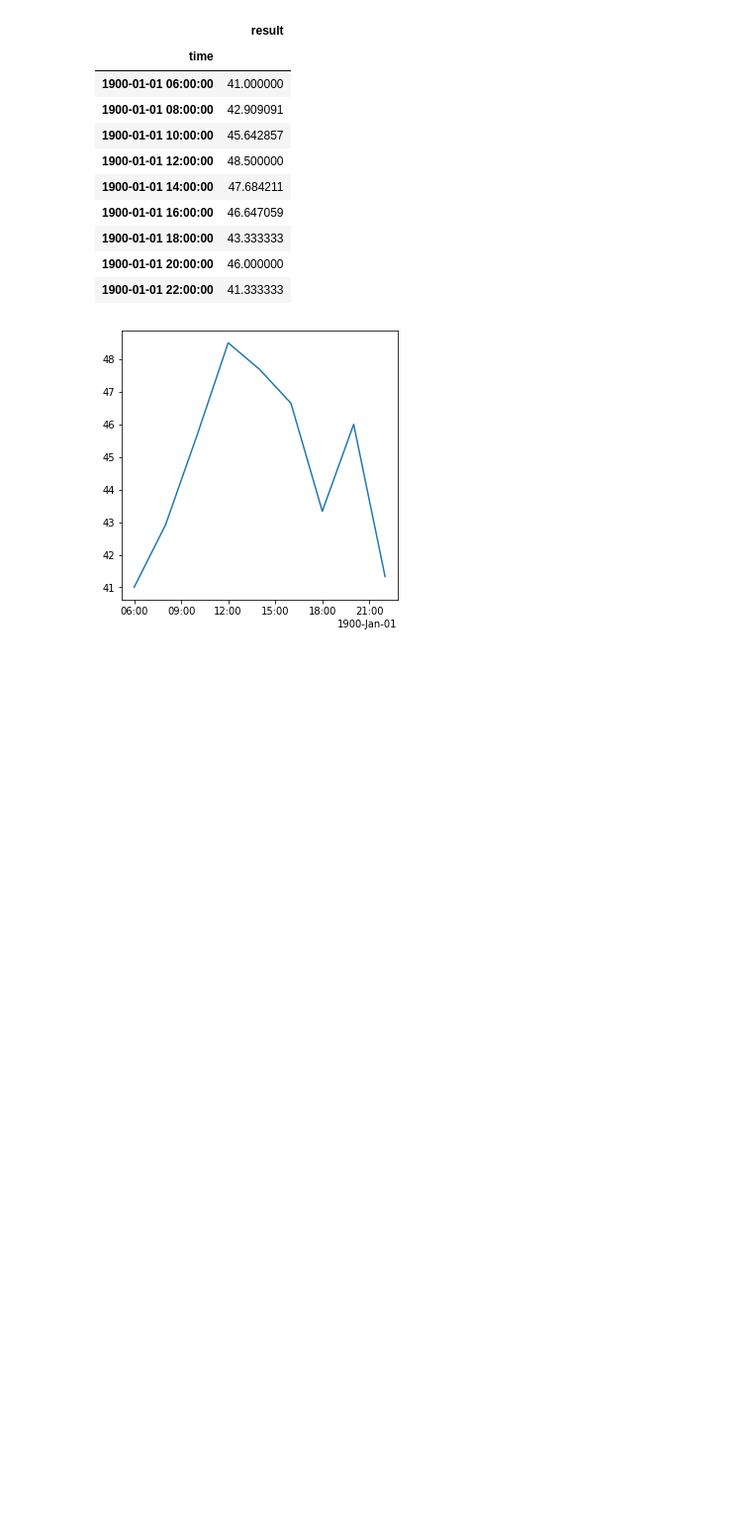
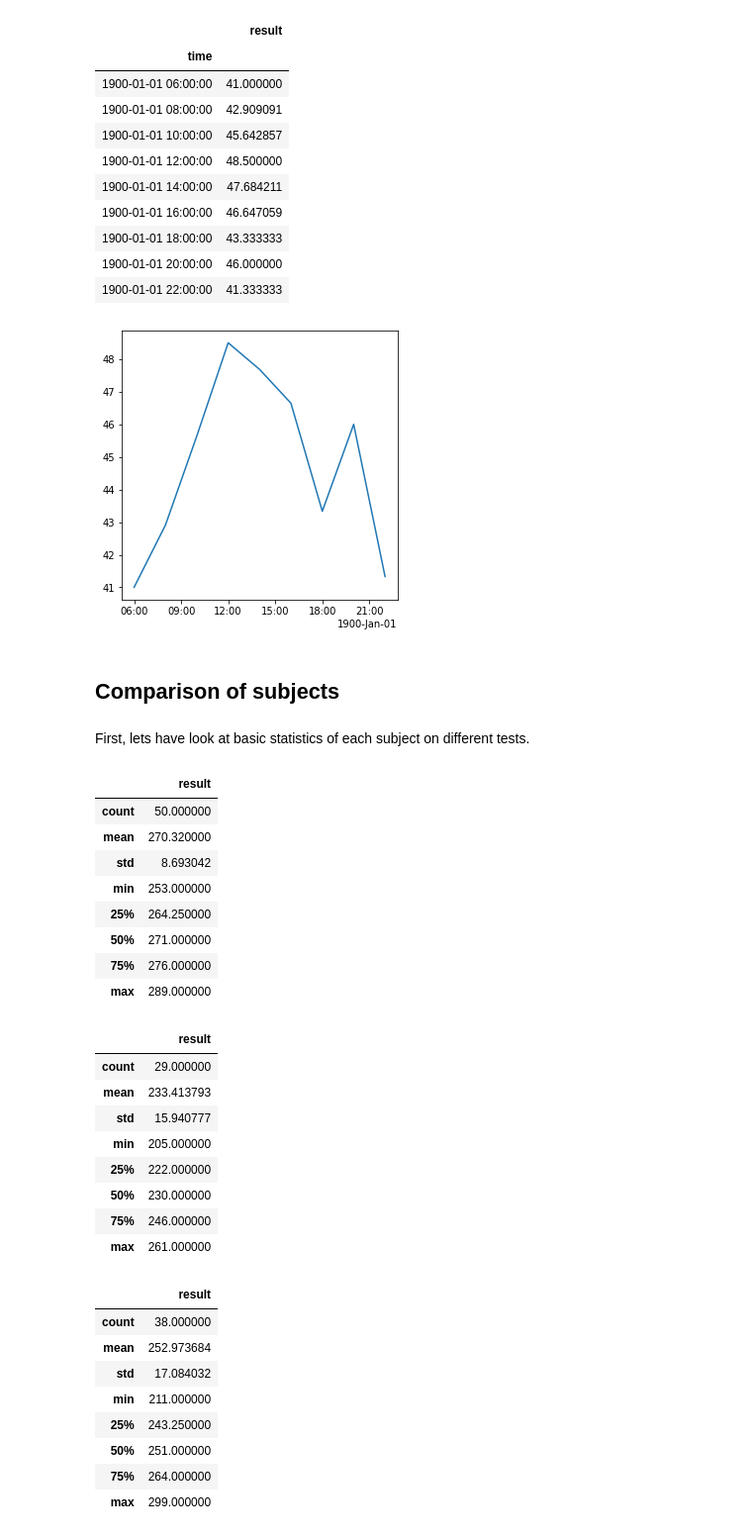
Before and after one commit to kaareltinn/icns-project, a Jupyter notebook: project.ipynb, the cells around one changed output. Shown at 99% size. Saved outputs shown, nothing was run; the diff lists cells and outputs as text; code cells hidden in the pictures; blank space fills up the shorter version.

```diff
--- a/project.ipynb
+++ b/project.ipynb
@@ -31,6 +32,14 @@ def set_concise_formatter(ax):
     formatter = mdates.ConciseDateFormatter(locator)
     ax.xaxis.set_major_locator(locator)
     ax.xaxis.set_major_formatter(formatter)
+
+# Following method code taken from:
+# https://stackoverflow.com/questions/38783027/jupyter-notebook-display-two-pandas-tables-side-by-side
+def display_side_by_side(*args):
+    html_str=''
+    for df in args:
+        html_str+=df.to_html()
+    display_html(html_str.replace('table','table style="display:inline"'), raw=True)
 # %% [markdown]
 Read in the data. Subject 1 = Behrad, Subject 2 = Gregor, Subject 3 = Kaarel
 # %%
@@ -264,3 +273,41 @@ set_concise_formatter(ax)
 plt.show()
 # %% [output]
 [figure]
+# %% [markdown]
+## Comparison of subjects
+# %% [markdown]
+First, lets have look at basic statistics of each subject on different tests.
+# %%
+display_side_by_side(
+    reaction_subject_1_data.describe(),
+    reaction_subject_2_data.describe(),
+    reaction_subject_3_data.describe()
+)
+# %% [output]
+|  | result |
+| count | 50.000000 |
+| mean | 270.320000 |
+| std | 8.693042 |
+| min | 253.000000 |
+| 25% | 264.250000 |
+| 50% | 271.000000 |
+| 75% | 276.000000 |
+| max | 289.000000 |
+|  | result |
+| count | 29.000000 |
+| mean | 233.413793 |
+| std | 15.940777 |
+| min | 205.000000 |
+| 25% | 222.000000 |
+| 50% | 230.000000 |
+| 75% | 246.000000 |
+| max | 261.000000 |
+|  | result |
+| count | 38.000000 |
+| mean | 252.973684 |
+| std | 17.084032 |
+| min | 211.000000 |
+| 25% | 243.250000 |
+| 50% | 251.000000 |
+| 75% | 264.000000 |
+| max | 299.000000 |
```
Also changed, not shown: parts of 7 cells of this notebook.
